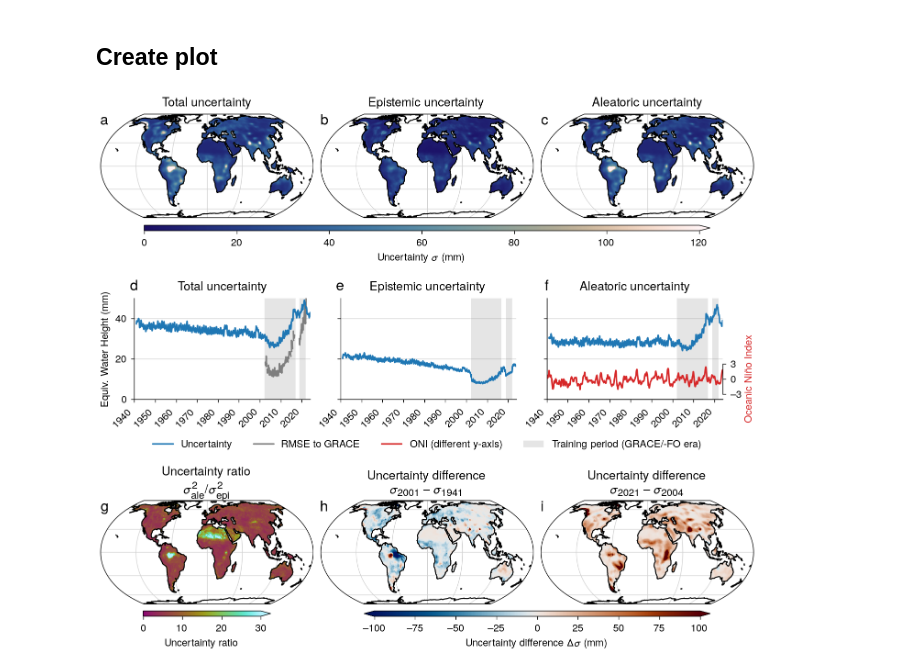
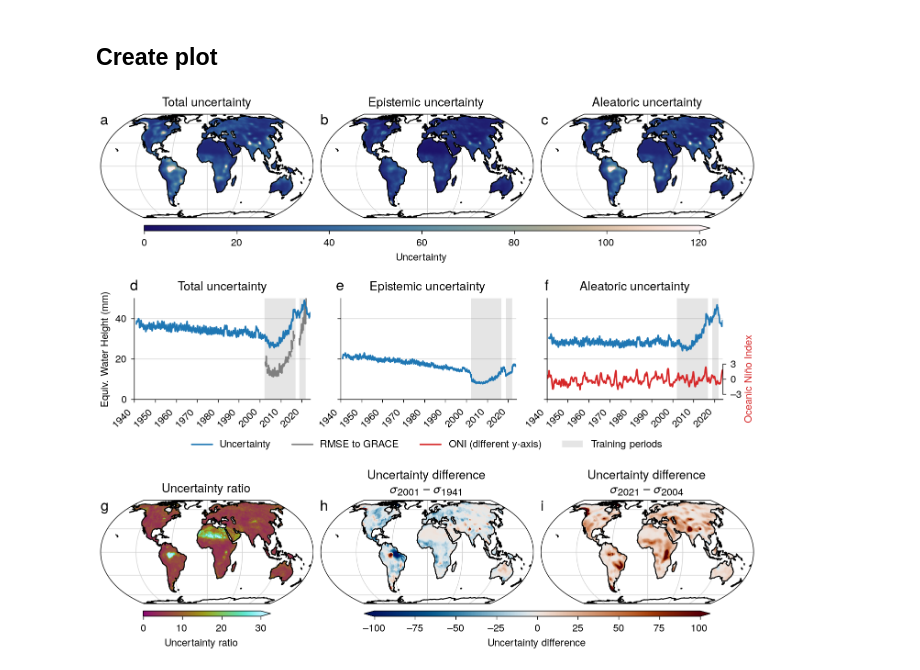
Before and after one commit to lqgentner/deeprec, a Jupyter notebook: notebooks/21-paper-plots/uncertainty-evaluation.ipynb, the cells around one changed output. Saved outputs shown, nothing was run; the diff lists cells and outputs as text; code cells hidden in the pictures.

Commit message:
Refine uncertainty and GRACE comparison figures

```diff
--- a/notebooks/21-paper-plots/uncertainty-evaluation.ipynb
+++ b/notebooks/21-paper-plots/uncertainty-evaluation.ipynb
@@ -186,7 +186,7 @@ axs_geo1[2].set(title="Aleatoric uncertainty")
 subfigs[0].colorbar(
     p_sigma,
     ax=axs_geo1,
-    label="Uncertainty $\sigma$ (mm)",
+    label="Uncertainty",  # $\sigma$ (mm)",
     location="bottom",
     aspect=calc_aspect(3),
     shrink=calc_shrink(3),
@@ -259,7 +259,7 @@ labels = [
     "Uncertainty",
     "RMSE to GRACE",
     "ONI (different y-axis)",
-    "Training period (GRACE/-FO era)",
+    "Training periods",
 ]
 subfigs[1].legend(handles, labels, loc="outside lower center", ncol=len(handles))
 
@@ -268,7 +268,7 @@ subfigs[1].legend(handles, labels, loc="outside lower center", ncol=len(handles)
 p_ratio = vari_ratio.mean("time").dr.projplot(ax=axs_geo2[0], **ratio_kwargs)
 
 axs_geo2[0].set(
-    title="Uncertainty ratio\n" + r"$\sigma^2_\text{ale} / \sigma^2_\text{epi}$"
+    title="Uncertainty ratio"  # \n" + r"$\sigma^2_\text{ale} / \sigma^2_\text{epi}$"
 )
 
 subfigs[2].colorbar(
@@ -296,7 +296,7 @@ axs_geo2[2].set(
 subfigs[2].colorbar(
     p_delta,
     ax=axs_geo2[1:],
-    label="Uncertainty difference $\Delta\sigma$ (mm)",
+    label="Uncertainty difference",  # $\Delta\sigma$ (mm)",
     location="bottom",
     aspect=calc_aspect(2),
     shrink=calc_shrink(2),
@@ -309,31 +309,31 @@ for n, ax in enumerate(axs_geo1):
     ax.text(
         0.0,
         1.0 - 0.10,
         string.ascii_lowercase[n],
         transform=ax.transAxes,
         size="x-large",
         weight="bold",
     )
 for n, ax in enumerate(axs_line):
     ax.text(
         0.0,
         1.0 + 0.08,
         string.ascii_lowercase[n + len(axs_geo1)],
         ha="center",
         transform=ax.transAxes,
         size="x-large",
         weight="bold",
     )
 for n, ax in enumerate(axs_geo2):
     ax.text(
         0.0,
         1.0 - 0.10,
         string.ascii_lowercase[n + len(axs_geo1) + len(axs_line)],
         transform=ax.transAxes,
         size="x-large",
         weight="bold",
     )
 
 fig.savefig(FIGURE_DIR / "uncertainty.pdf", backend="pgf")
 # %% [output]
-[figure, old version]
+[figure, new version]
```
Also changed, not shown: 3 other files.
